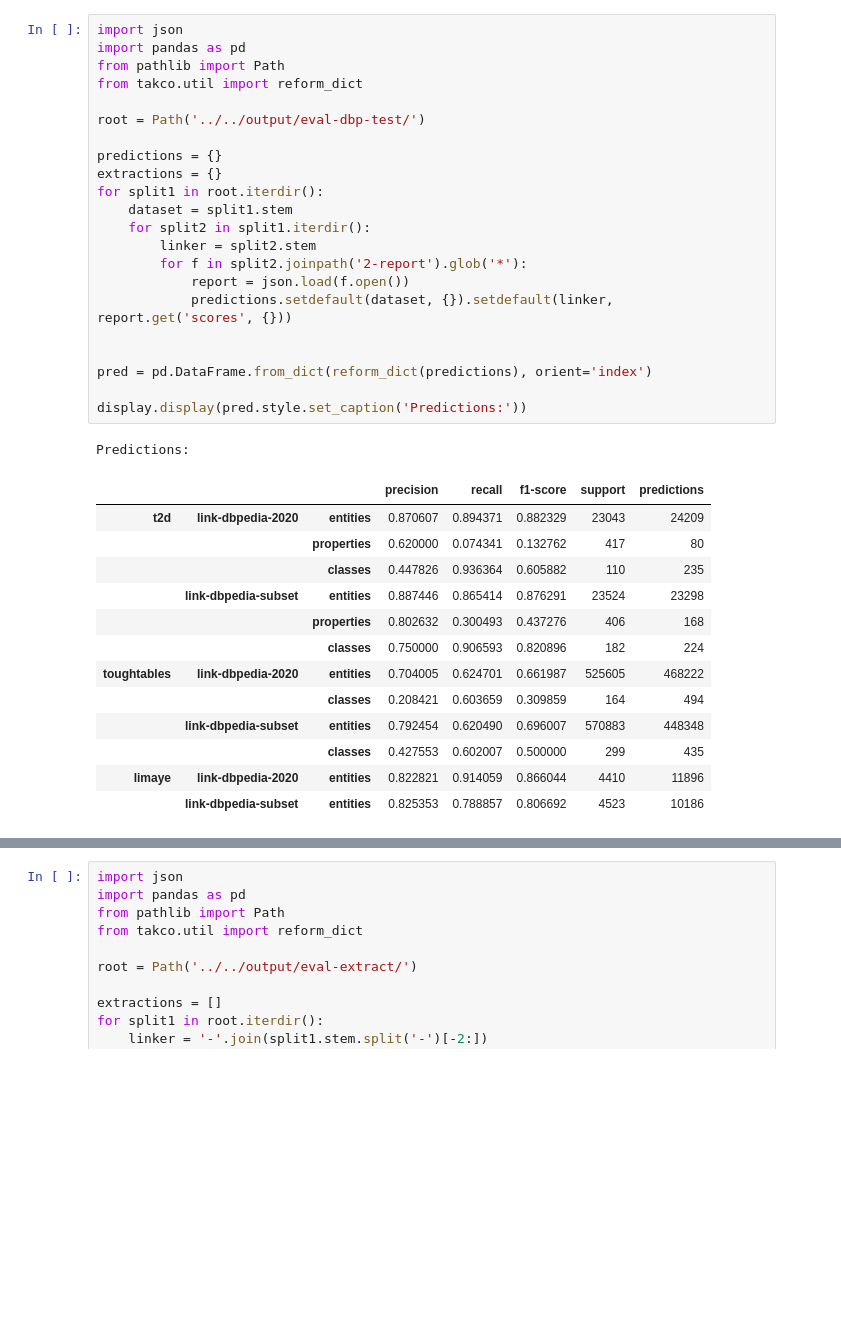
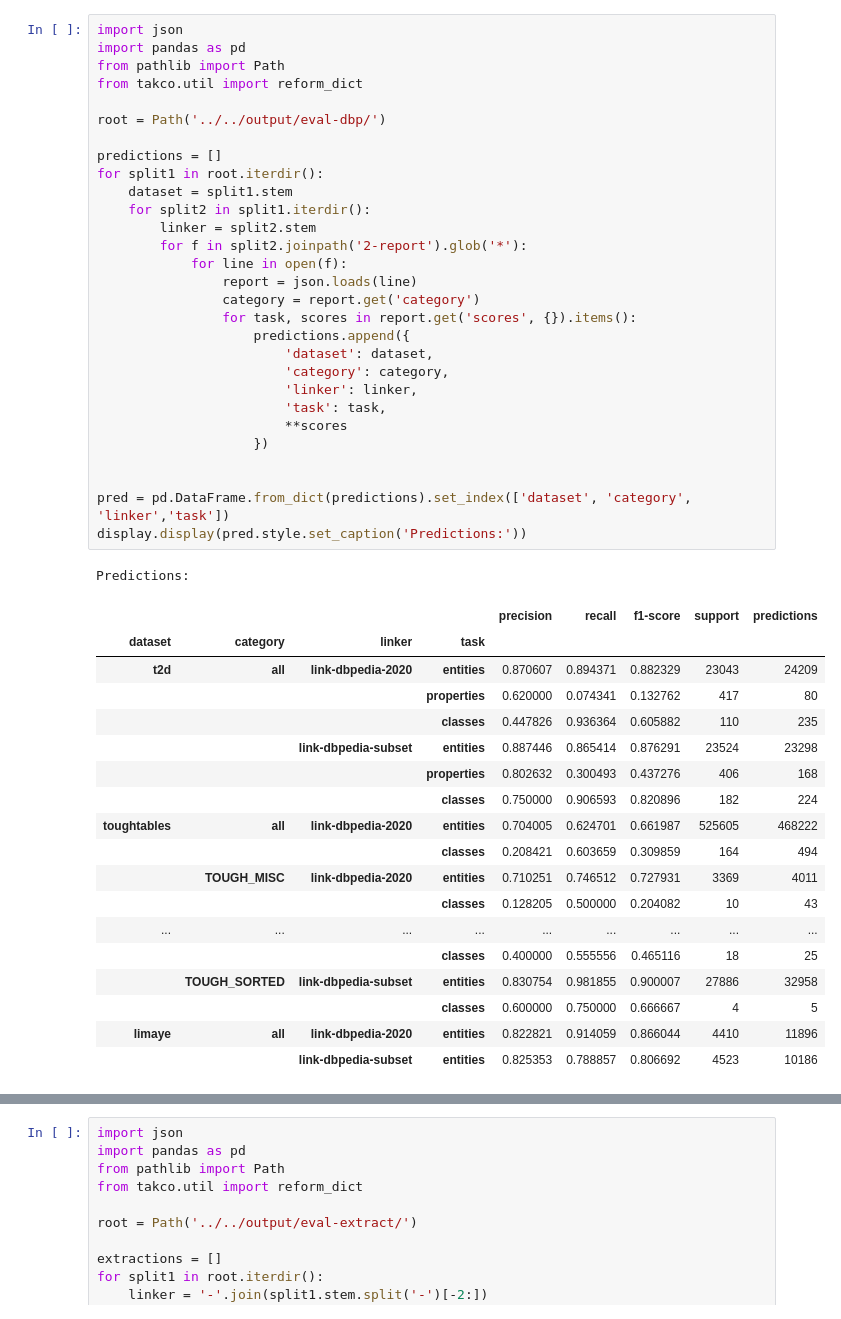
Before and after one commit to karmaresearch/takco, a Jupyter notebook: docs/benchmarks/interpretation.ipynb, the cells around one changed output, grey strips where cells are left out. Saved outputs shown, nothing was run; the diff lists cells and outputs as text; blank space fills up the shorter version.

```diff
--- a/docs/benchmarks/interpretation.ipynb
+++ b/docs/benchmarks/interpretation.ipynb
@@ -1,37 +1,49 @@
 # %%
 import json
 import pandas as pd
 from pathlib import Path
 from takco.util import reform_dict
 
-root = Path('../../output/eval-dbp-test/')
+root = Path('../../output/eval-dbp/')
 
-predictions = {}
-extractions = {}
+predictions = []
 for split1 in root.iterdir():
     dataset = split1.stem
     for split2 in split1.iterdir():
         linker = split2.stem
         for f in split2.joinpath('2-report').glob('*'):
-            report = json.load(f.open())
-            predictions.setdefault(dataset, {}).setdefault(linker, report.get('scores', {}))
+            for line in open(f):
+                report = json.loads(line)
+                category = report.get('category')
+                for task, scores in report.get('scores', {}).items():
+                    predictions.append({
+                        'dataset': dataset,
+                        'category': category,
+                        'linker': linker,
+                        'task': task,
+                        **scores
+                    })
 
 
-pred = pd.DataFrame.from_dict(reform_dict(predictions), orient='index')
-
+pred = pd.DataFrame.from_dict(predictions).set_index(['dataset', 'category', 'linker','task'])
 display.display(pred.style.set_caption('Predictions:'))
 # %% [output]
 Predictions:
-|  |  |  | precision | recall | f1-score | support | predictions |
-| t2d | link-dbpedia-2020 | entities | 0.870607 | 0.894371 | 0.882329 | 23043 | 24209 |
-|  |  | properties | 0.620000 | 0.074341 | 0.132762 | 417 | 80 |
-|  |  | classes | 0.447826 | 0.936364 | 0.605882 | 110 | 235 |
-|  | link-dbpedia-subset | entities | 0.887446 | 0.865414 | 0.876291 | 23524 | 23298 |
-|  |  | properties | 0.802632 | 0.300493 | 0.437276 | 406 | 168 |
-|  |  | classes | 0.750000 | 0.906593 | 0.820896 | 182 | 224 |
-| toughtables | link-dbpedia-2020 | entities | 0.704005 | 0.624701 | 0.661987 | 525605 | 468222 |
-|  |  | classes | 0.208421 | 0.603659 | 0.309859 | 164 | 494 |
-|  | link-dbpedia-subset | entities | 0.792454 | 0.620490 | 0.696007 | 570883 | 448348 |
-|  |  | classes | 0.427553 | 0.602007 | 0.500000 | 299 | 435 |
-| limaye | link-dbpedia-2020 | entities | 0.822821 | 0.914059 | 0.866044 | 4410 | 11896 |
-|  | link-dbpedia-subset | entities | 0.825353 | 0.788857 | 0.806692 | 4523 | 10186 |
+|  |  |  |  | precision | recall | f1-score | support | predictions |
+| dataset | category | linker | task |  |  |  |  |  |
+| t2d | all | link-dbpedia-2020 | entities | 0.870607 | 0.894371 | 0.882329 | 23043 | 24209 |
+|  |  |  | properties | 0.620000 | 0.074341 | 0.132762 | 417 | 80 |
+|  |  |  | classes | 0.447826 | 0.936364 | 0.605882 | 110 | 235 |
+|  |  | link-dbpedia-subset | entities | 0.887446 | 0.865414 | 0.876291 | 23524 | 23298 |
+|  |  |  | properties | 0.802632 | 0.300493 | 0.437276 | 406 | 168 |
+|  |  |  | classes | 0.750000 | 0.906593 | 0.820896 | 182 | 224 |
+| toughtables | all | link-dbpedia-2020 | entities | 0.704005 | 0.624701 | 0.661987 | 525605 | 468222 |
+|  |  |  | classes | 0.208421 | 0.603659 | 0.309859 | 164 | 494 |
+|  | TOUGH_MISC | link-dbpedia-2020 | entities | 0.710251 | 0.746512 | 0.727931 | 3369 | 4011 |
+|  |  |  | classes | 0.128205 | 0.500000 | 0.204082 | 10 | 43 |
+| ... | ... | ... | ... | ... | ... | ... | ... | ... |
+|  |  |  | classes | 0.400000 | 0.555556 | 0.465116 | 18 | 25 |
+|  | TOUGH_SORTED | link-dbpedia-subset | entities | 0.830754 | 0.981855 | 0.900007 | 27886 | 32958 |
+|  |  |  | classes | 0.600000 | 0.750000 | 0.666667 | 4 | 5 |
+| limaye | all | link-dbpedia-2020 | entities | 0.822821 | 0.914059 | 0.866044 | 4410 | 11896 |
+|  |  | link-dbpedia-subset | entities | 0.825353 | 0.788857 | 0.806692 | 4523 | 10186 |
```
Also changed, not shown: parts of 1 cell of this notebook, 15 other files.
